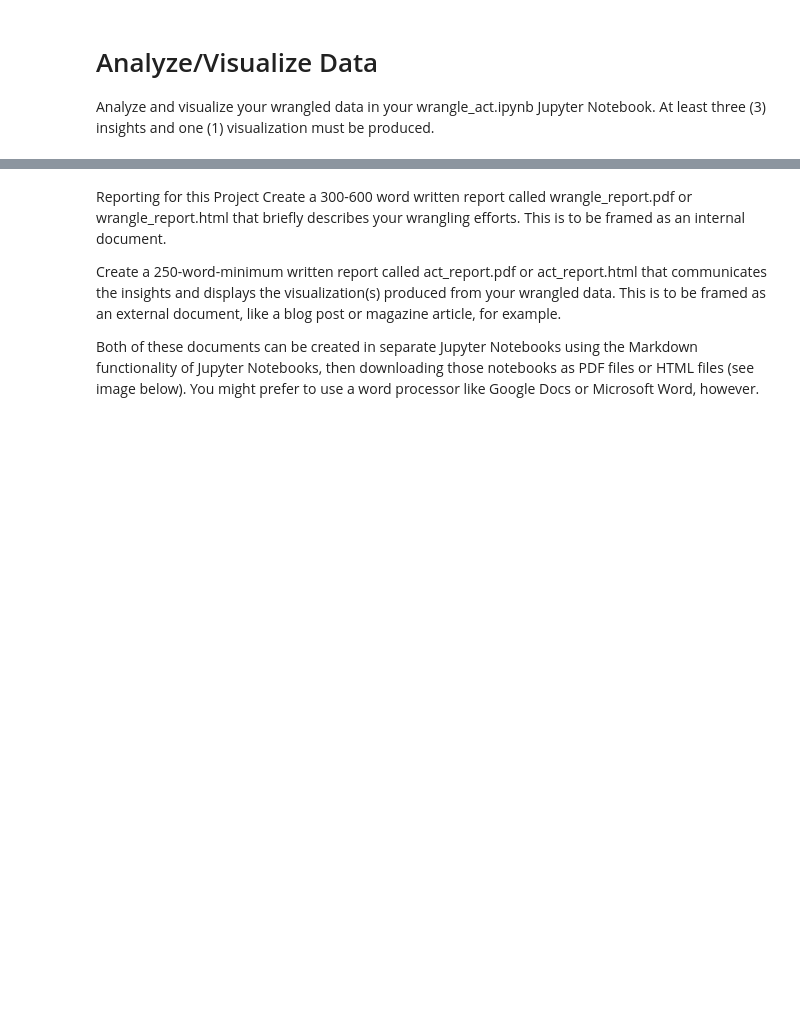
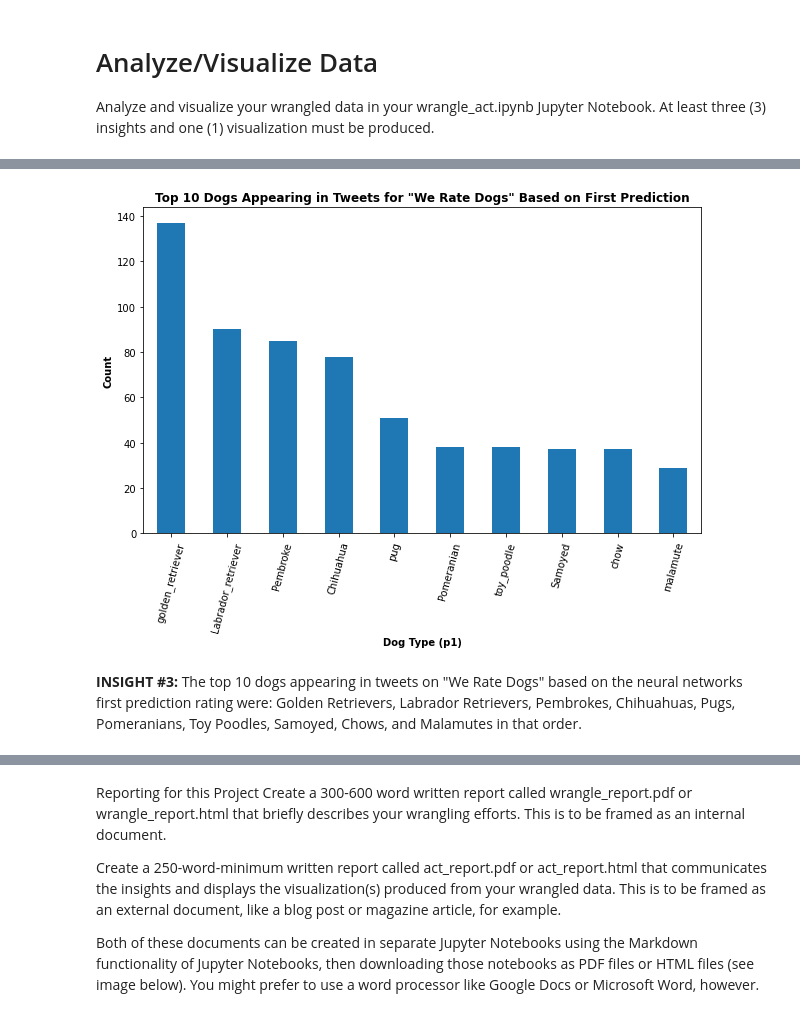
Before and after one commit to hdbedwell/data_wrangling_twitter_we_rate_dogs, a Jupyter notebook: wrangle_act.ipynb, the cells around one changed output, grey strips where cells are left out. Cells and saved outputs as stored; diff of their text form; code cells hidden in the pictures; blank space fills up the shorter version.

```diff
--- a/wrangle_act.ipynb
+++ b/wrangle_act.ipynb
@@ -869,0 +1047,21 @@ Analyze and visualize your wrangled data in your wrangle_act.ipynb Jupyter Noteb
+# %%
+#Fig size
+plt.figure(figsize=(10, 6))
+
+# set width of bar
+barWidth = 0.2
+
+df.groupby('p1').tweet_id.count().nlargest(10).plot(kind='bar')
+
+# Add xticks on the middle of the group bars
+plt.xlabel('Dog Type (p1)', fontweight='bold')
+plt.xticks(rotation=75)
+plt.ylabel('Count', fontweight='bold')
+plt.title('Top 10 Dogs Appearing in Tweets for "We Rate Dogs" Based on First Prediction', fontweight='bold')
+
+# Create legend & Show graphic
+plt.show()
+# %% [output]
+[figure, added]
+# %% [markdown]
+**INSIGHT #3:** The top 10 dogs appearing in tweets on "We Rate Dogs" based on the neural networks first prediction rating were: Golden Retrievers, Labrador Retrievers, Pembrokes, Chihuahuas, Pugs, Pomeranians, Toy Poodles, Samoyed, Chows, and Malamutes in that order.
```
Also changed, not shown: parts of 27 cells of this notebook.
